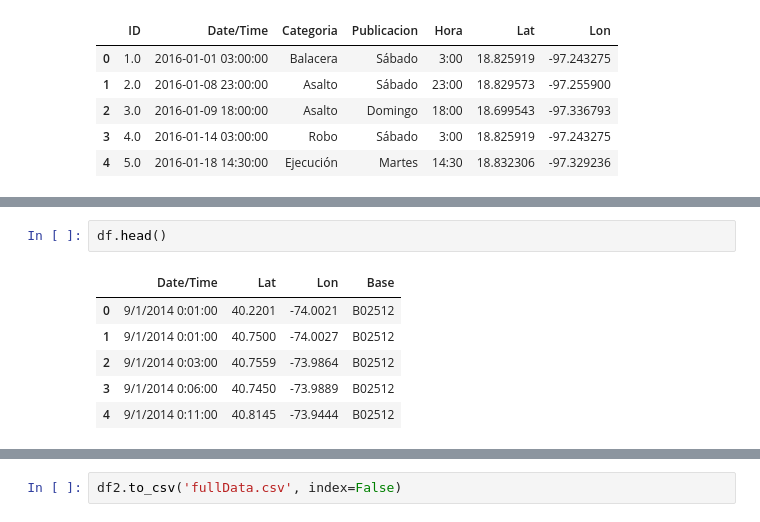
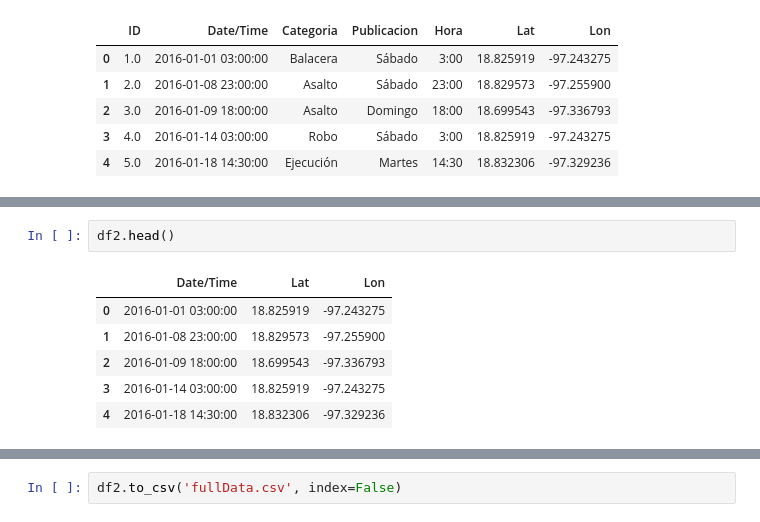
Before and after one commit to Salvawho/demo-thesis-mx, a Jupyter notebook: Untitled.ipynb, the cells around one changed output, grey strips where cells are left out. Saved outputs shown, nothing was run; the diff lists cells and outputs as text.

```diff
--- a/Untitled.ipynb
+++ b/Untitled.ipynb
@@ -135,9 +130,9 @@ df2.head()
 # %%
-df.head()
+df2.head()
 # %% [output]
-|  | Date/Time | Lat | Lon | Base |
-| 0 | 9/1/2014 0:01:00 | 40.2201 | -74.0021 | B02512 |
-| 1 | 9/1/2014 0:01:00 | 40.7500 | -74.0027 | B02512 |
-| 2 | 9/1/2014 0:03:00 | 40.7559 | -73.9864 | B02512 |
-| 3 | 9/1/2014 0:06:00 | 40.7450 | -73.9889 | B02512 |
-| 4 | 9/1/2014 0:11:00 | 40.8145 | -73.9444 | B02512 |
+|  | Date/Time | Lat | Lon |
+| 0 | 2016-01-01 03:00:00 | 18.825919 | -97.243275 |
+| 1 | 2016-01-08 23:00:00 | 18.829573 | -97.255900 |
+| 2 | 2016-01-09 18:00:00 | 18.699543 | -97.336793 |
+| 3 | 2016-01-14 03:00:00 | 18.825919 | -97.243275 |
+| 4 | 2016-01-18 14:30:00 | 18.832306 | -97.329236 |
```
Also changed, not shown: parts of 5 cells of this notebook, 2 other files.
